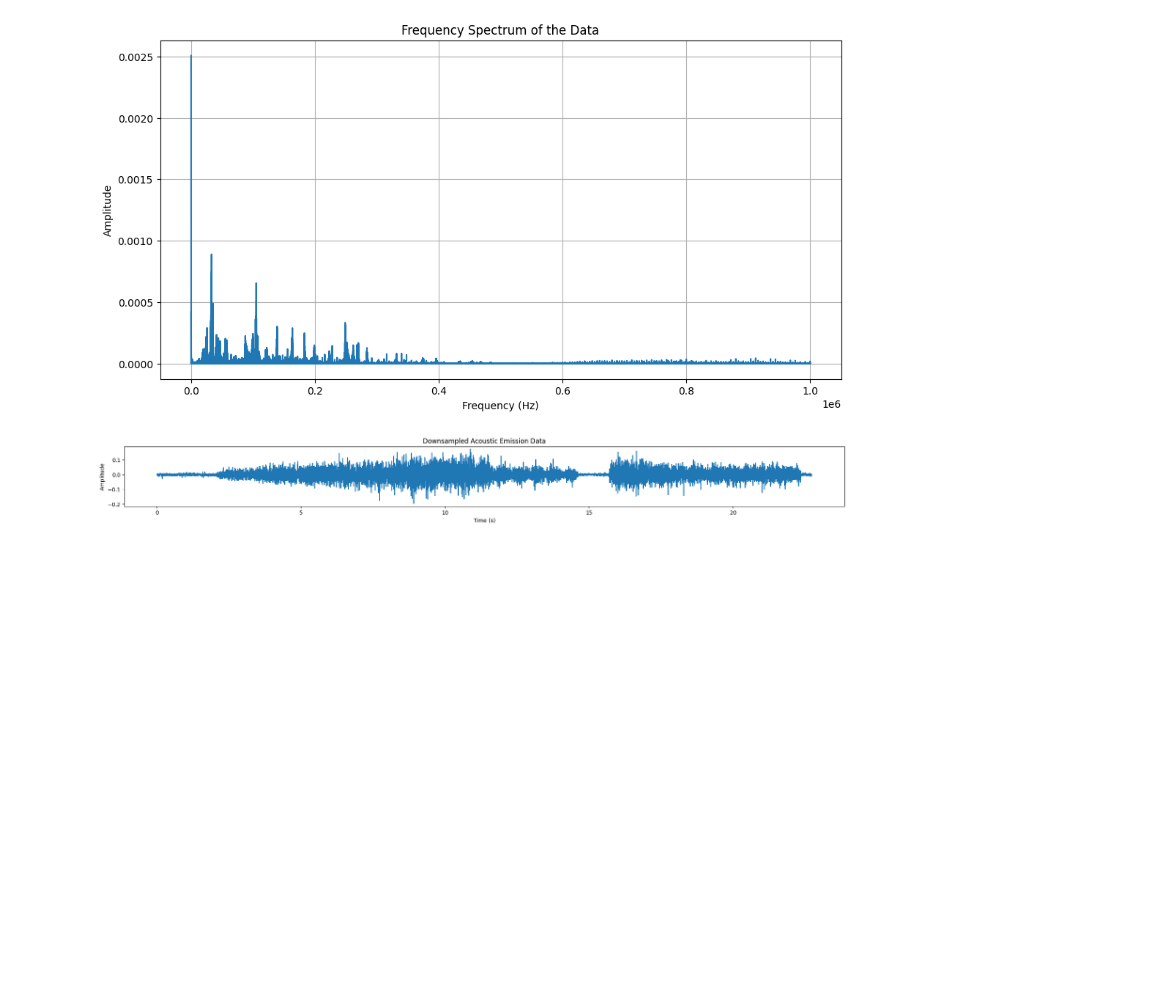
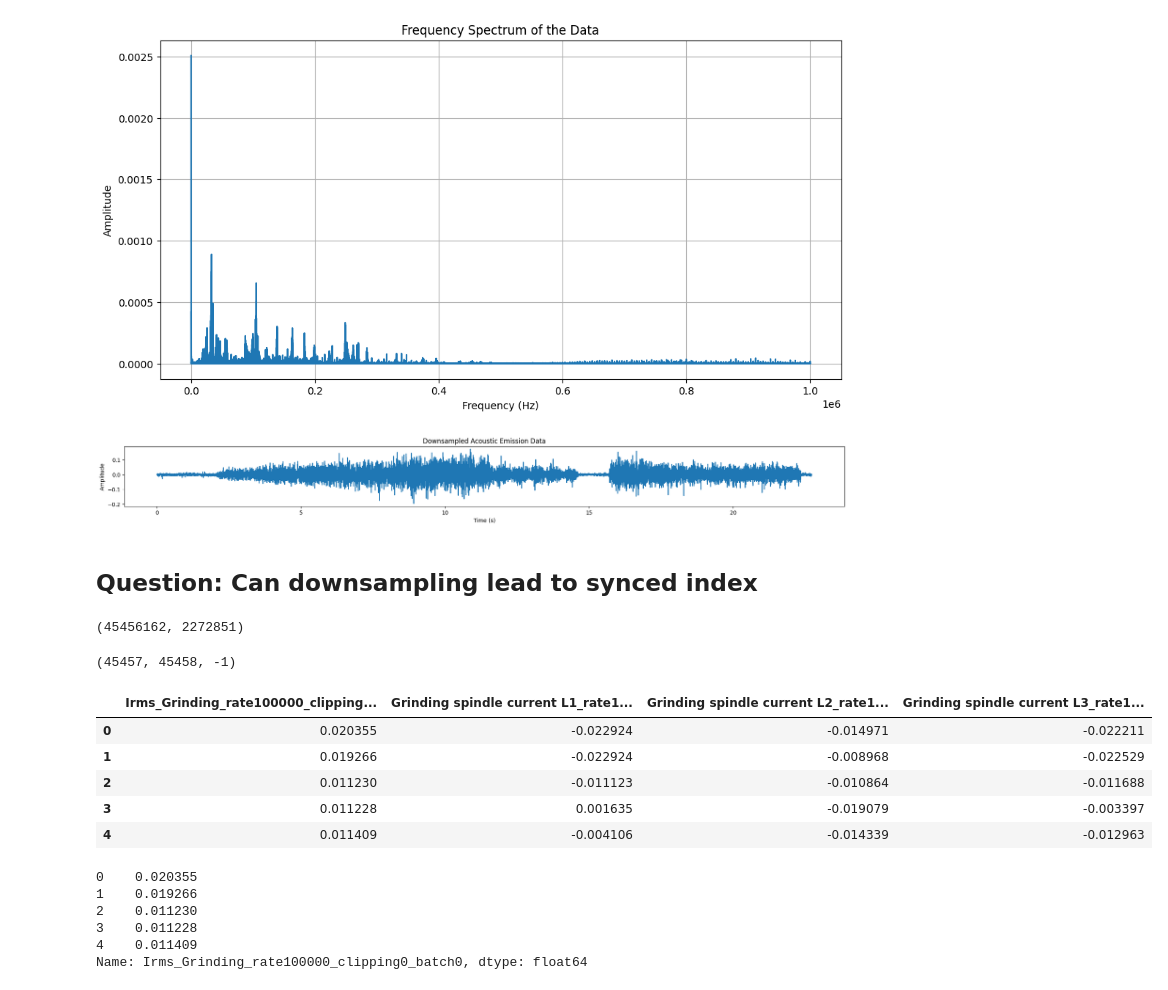
Before and after one commit to MoritzOster/data-science-24, a Jupyter notebook: dashboard/ae_analysis.ipynb, the cells around one changed output. Cells and saved outputs as stored; diff of their text form; code cells hidden in the pictures; blank space fills up the shorter version.

```diff
--- a/dashboard/ae_analysis.ipynb
+++ b/dashboard/ae_analysis.ipynb
@@ -107,3 +107,5 @@ plt.title('Downsampled Acoustic Emission Data')
 plt.show()
 # %% [output]
 [figure]
+# %% [markdown]
+## Question: Can downsampling lead to synced index
@@ -109,0 +115,38 @@ plt.show()
+# %%
+len(ae_data), len(spindle_lrms_data)
+# %% [output]
+(45456162, 2272851)
+# %%
+ae_downsample_factor = 1000
+current_downsample_factor = ae_downsample_factor // 20
+
+downsampled_ae_data = ae_data[::ae_downsample_factor]
+
+downsampled_spindle_lrms_data = spindle_lrms_data[::current_downsample_factor]
+
+len(downsampled_ae_data), len(downsampled_spindle_lrms_data), len(downsampled_ae_data) - len(downsampled_spindle_lrms_data)
+# %% [output]
+(45457, 45458, -1)
+# %%
+current_data = pd.read_parquet('./2024.02.14_22.00.40_Grinding/raw/Sampling100KHz_Irms_Grinding-Grinding spindle current L1-Grinding spindle current L2-Grinding spindle current L3-0.parquet')
+
+current_data.head()
+# %% [output]
+|  | Irms_Grinding_rate100000_clipping... | Grinding spindle current L1_rate1... | Grinding spindle current L2_rate1... | Grinding spindle current L3_rate1... |
+| 0 | 0.020355 | -0.022924 | -0.014971 | -0.022211 |
+| 1 | 0.019266 | -0.022924 | -0.008968 | -0.022529 |
+| 2 | 0.011230 | -0.011123 | -0.010864 | -0.011688 |
+| 3 | 0.011228 | 0.001635 | -0.019079 | -0.003397 |
+| 4 | 0.011409 | -0.004106 | -0.014339 | -0.012963 |
+# %%
+# Remove everything but the lrms_grinding column
+current_lrms_data = current_data['Irms_Grinding_rate100000_clipping0_batch0']
+
+current_lrms_data.head()
+# %% [output]
+0    0.020355
+1    0.019266
+2    0.011230
+3    0.011228
+4    0.011409
+Name: Irms_Grinding_rate100000_clipping0_batch0, dtype: float64
```
Also changed, not shown: parts of 1 cell of this notebook, 2 other files.
